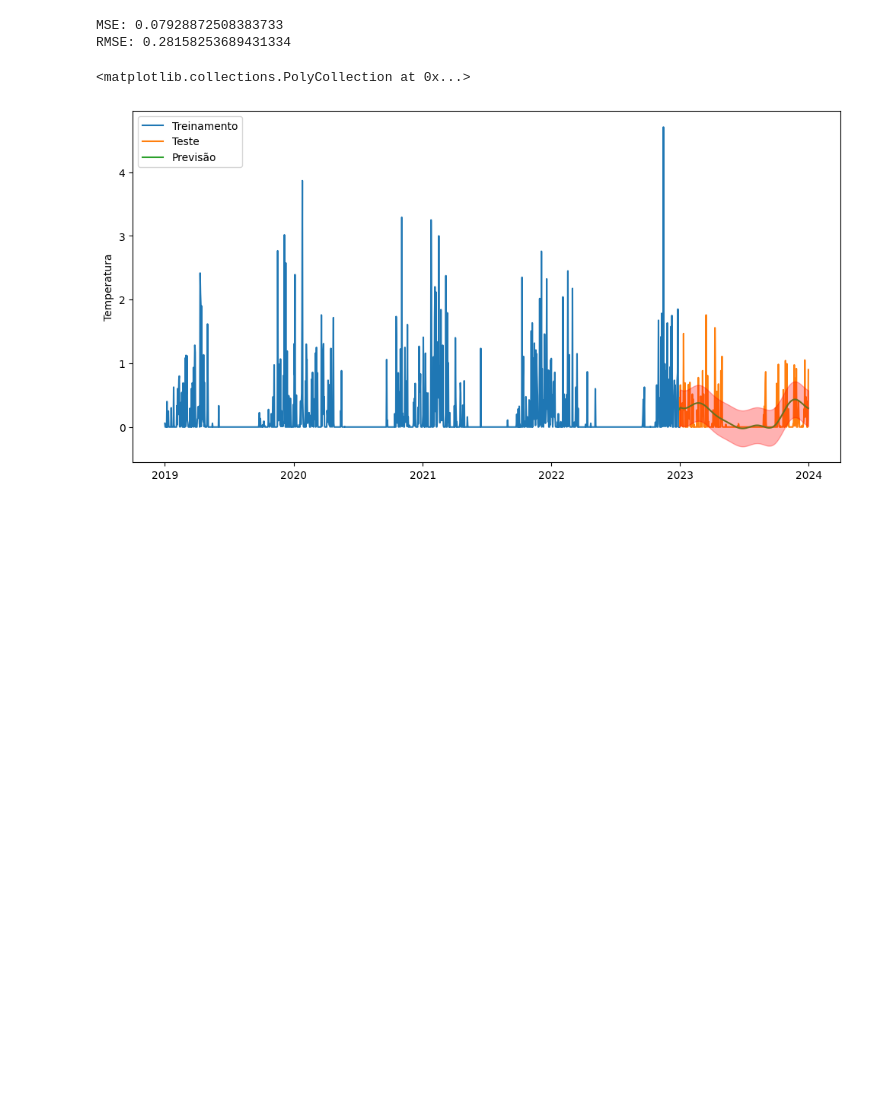
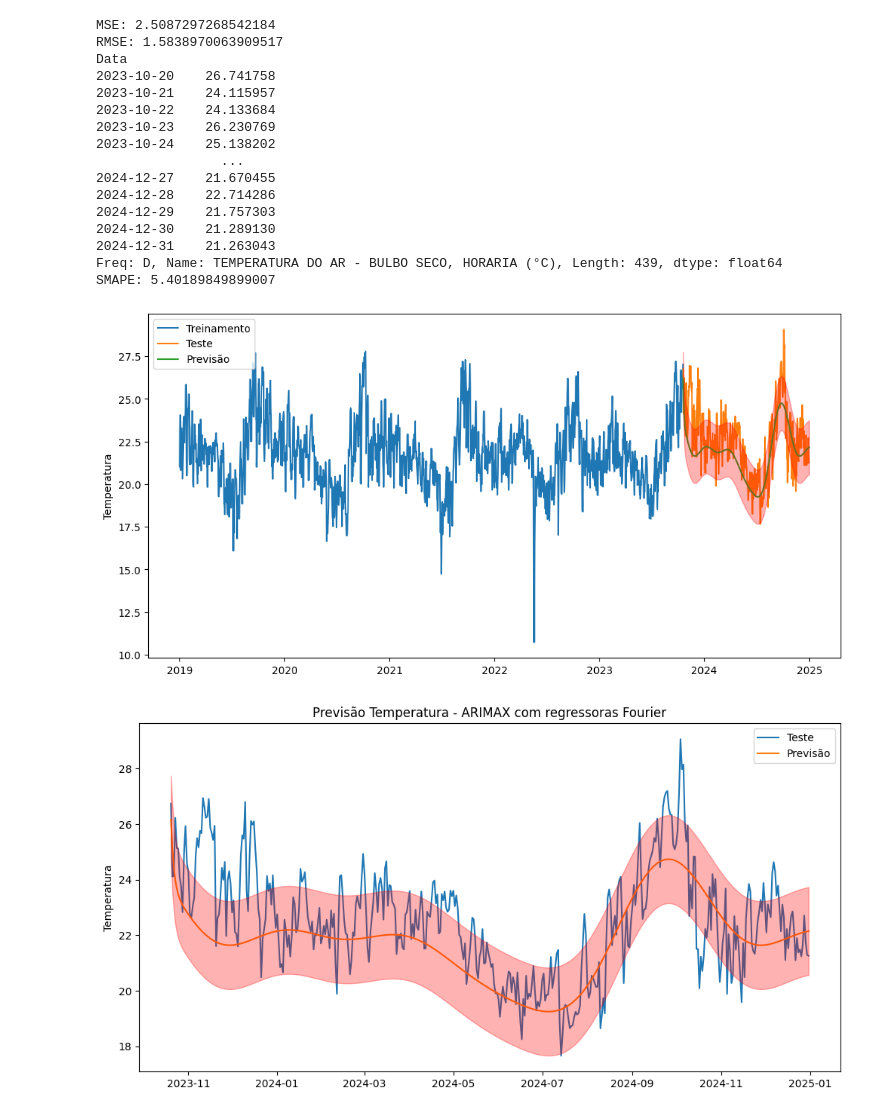
Before and after one commit to juliababa/TCC, a Jupyter notebook: src/main.ipynb, the cells around one changed output. Cells and saved outputs as stored; diff of their text form; code cells hidden in the pictures; blank space fills up the shorter version.

```diff
--- a/src/main.ipynb
+++ b/src/main.ipynb
@@ -86,7 +96,7 @@ df_sorted = df_cleaned.sort_values(by='Data', ascending=True)
 
 df_sorted.info()
 
-forecast_parameter = 'PRECIPITAÇÃO TOTAL, HORÁRIO (mm)'
+forecast_parameter = 'TEMPERATURA DO AR - BULBO SECO, HORARIA (°C)'
 
 # print(df_notimecollumn.info())
 # print(df_notimecollumn.info())
@@ -105,9 +115,10 @@ print(df_avarage_temperature_by_day)
 #Teste
 plt.figure(figsize=(12, 5))
 plt.plot(df_avarage_temperature_by_day[forecast_parameter], label='Previsão')
-plt.show()
+plt.title('Temperatura Média Diária - Universidade de Brasília (-15.760063, -47.871154)')
 plt.figure(figsize=(12, 5))
 plt.plot(df_avarage_temperature_by_month[forecast_parameter], label='Previsão')
+plt.title('Temperatura Média Mensal - Universidade de Brasília (-15.760063, -47.871154)')
 plt.show()
 
 # Verificar se há valores nulos
@@ -121,6 +132,8 @@ df_not_null_values_month = df_avarage_temperature_by_month.ffill()
 df_splited_data = int(len(df_not_null_values_day) * 0.8)
 df_training, df_test = df_not_null_values_day[:df_splited_data], df_not_null_values_day[df_splited_data:]
 
+print(df_training)
+
 # Divisão dos dados em treinamento (80%) e teste (20%)- MONTHLY
 df_splited_data_month = int(len(df_not_null_values_month) * 0.8)
 df_training_month, df_test_month = df_not_null_values_month[:df_splited_data_month], df_not_null_values_month[df_splited_data_month:]
@@ -264,4 +275,21 @@ plt.fill_between(df_test.index, (forecast-rmse), (forecast+rmse), alpha=.3, colo
 
 # Salva o gráfico como arquivo de imagem
 #plt.savefig('forecast.png')
+
+plt.figure(figsize=(12,6))
+plt.plot(df_test.index, df_test[forecast_parameter], label='Teste')
+plt.plot(df_test.index, forecast, label='Previsão')
+plt.ylabel('Temperatura')
+plt.legend(loc='upper left')
+plt.title(f"Previsão Temperatura - ARIMA")
+plt.legend()
+plt.fill_between(df_test.index, (forecast-rmse), (forecast+rmse), alpha=.3, color='r', zorder=20)
+
+def smape(y_true, y_pred):
+    y_true = np.asarray(y_true)
+    y_pred = np.asarray(y_pred)
+    return 100 * np.mean(2 * np.abs(y_pred - y_true) / (np.abs(y_pred) + np.abs(y_true)))
+
+smape_value = smape(df_test[forecast_parameter], forecast)
+print(f"SMAPE: {smape_value}")
 # %% [output]
@@ -339,34 +451,68 @@ num_fourier_terms = 4
 fourier_terms = create_fourier_terms(t, seasonality, num_fourier_terms)
 
 # Fit the ARIMA model using arima with Fourier terms as exogenous variables
 model = ARIMA(df_training[forecast_parameter],exog=fourier_terms[:n], order=(3,0,1))
 model_fit = model.fit()
 
 # Forecast future values with the fitted model
 forecast_exog = create_fourier_terms(np.arange(n, n + len(df_test)), seasonality, num_fourier_terms)
 
 # Get the forecast for the future steps with exogenous variables
 forecast_df = pd.DataFrame(forecast_exog, columns=[f'Fourier_{i+1}' for i in range(num_fourier_terms * 2)])
 
 # Fazer previsões
 forecast = model_fit.forecast(steps=len(df_test), exog=forecast_df)
 
 # Visualização das previsões
 plt.figure(figsize=(12,6))
 plt.plot(df_training.index, df_training[forecast_parameter], label='Treinamento')
 plt.plot(df_test.index, df_test[forecast_parameter], label='Teste')
 plt.plot(df_test.index, forecast, label='Previsão')
 plt.ylabel('Temperatura')
 plt.legend(loc='upper left')
 
 # Cálculo erro quadrático
 mse = mean_squared_error(df_test[forecast_parameter], forecast)
 rmse = mse**0.5
 print(f'MSE: {mse}')
 print(f'RMSE: {rmse}')
 plt.fill_between(df_test.index, (forecast-rmse), (forecast+rmse), alpha=.3, color='r', zorder=20)
+
+plt.figure(figsize=(12,6))
+plt.plot(df_test.index, df_test[forecast_parameter], label='Teste')
+plt.plot(df_test.index, forecast, label='Previsão')
+plt.ylabel('Temperatura')
+plt.legend(loc='upper left')
+plt.title(f"Previsão Temperatura - ARIMAX com regressoras Fourier")
+plt.legend()
+plt.fill_between(df_test.index, (forecast-rmse), (forecast+rmse), alpha=.3, color='r', zorder=20)
+
+
+print(df_test[forecast_parameter])
+
+def smape(y_true, y_pred):
+    y_true = np.asarray(y_true)
+    y_pred = np.asarray(y_pred)
+    return 100 * np.mean(2 * np.abs(y_pred - y_true) / (np.abs(y_pred) + np.abs(y_true)))
+
+smape_value = smape(df_test[forecast_parameter], forecast)
+print(f"SMAPE: {smape_value}")
 # %% [output]
-MSE: 0.07928872508383733
-RMSE: 0.28158253689431334
+MSE: 2.5087297268542184
+RMSE: 1.5838970063909517
+Data
+2023-10-20    26.741758
+2023-10-21    24.115957
+2023-10-22    24.133684
+2023-10-23    26.230769
+2023-10-24    25.138202
+                ...
+2024-12-27    21.670455
+2024-12-28    22.714286
+2024-12-29    21.757303
+2024-12-30    21.289130
+2024-12-31    21.263043
+Freq: D, Name: TEMPERATURA DO AR - BULBO SECO, HORARIA (°C), Length: 439, dtype: float64
+SMAPE: 5.40189849899007
-<matplotlib.collections.PolyCollection at 0x...>
-[figure, old version]
+[figure, new version]
+[figure, added]
```
Also changed, not shown: parts of 13 cells of this notebook, 16 other files.
